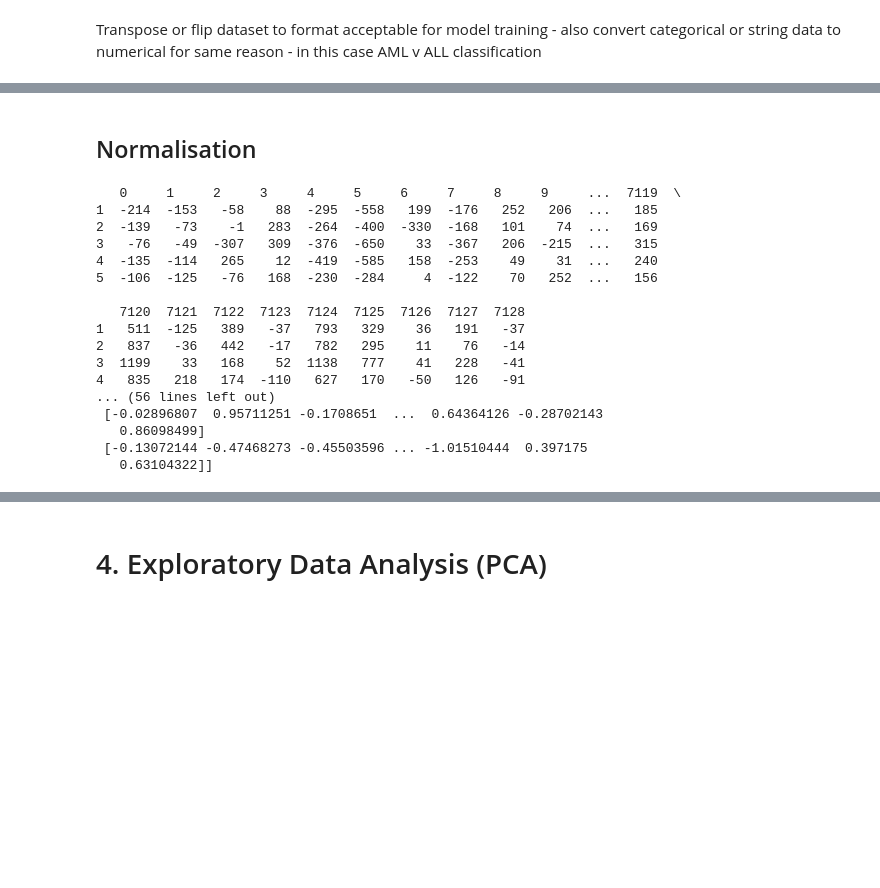
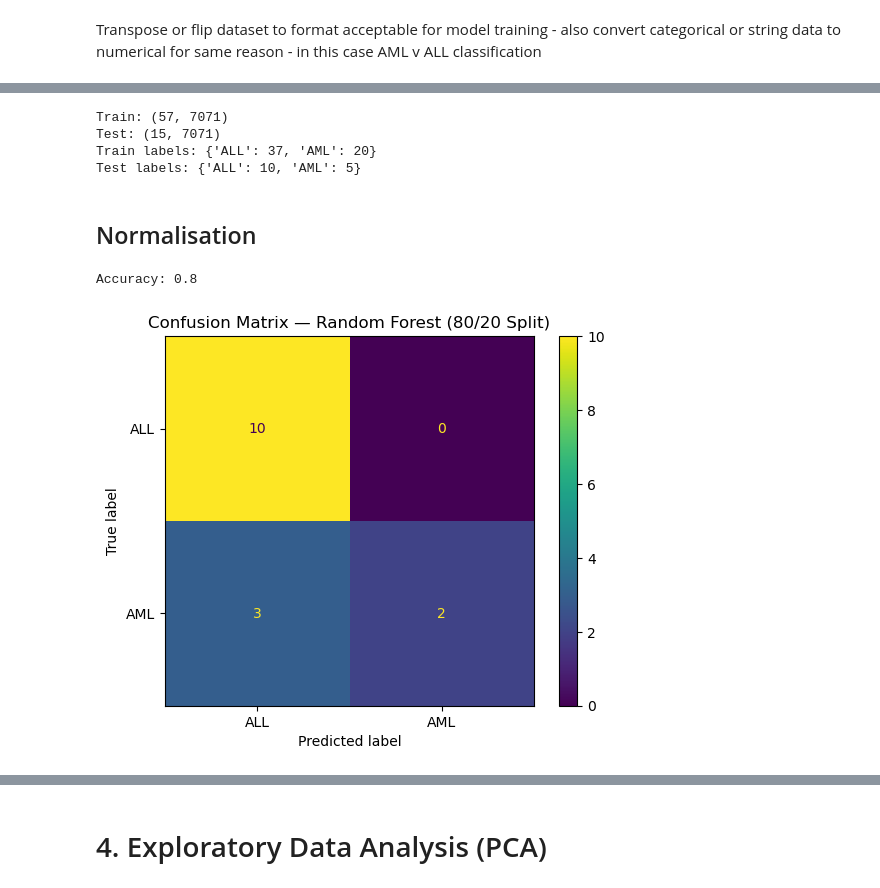
Before and after one commit to combiCaolan/MEIN40330-ML-Assignment, a Jupyter notebook: project.ipynb, the cells around one changed output, grey strips where cells are left out. Saved outputs shown, nothing was run; the diff lists cells and outputs as text; code cells hidden in the pictures; blank space fills up the shorter version.

```diff
--- a/project.ipynb
+++ b/project.ipynb
@@ -161,37 +122,45 @@ print(test_labels)
+# %%
+from sklearn.model_selection import train_test_split
+
+# Combine train and test back into one dataset
+all_expr = pd.concat([train_expr, test_expr], axis=0).reset_index(drop=True)
+all_labels = labels['cancer'].values
+
+# 80/20 stratified split
+X_train, X_test, y_train, y_test = train_test_split(
+    all_expr, all_labels, test_size=0.2, random_state=42, stratify=all_labels
+)
+
+print("Train:", X_train.shape)
+print("Test:", X_test.shape)
+print("Train labels:", pd.Series(y_train).value_counts().to_dict())
+print("Test labels:", pd.Series(y_test).value_counts().to_dict())
+# %% [output]
+Train: (57, 7071)
+Test: (15, 7071)
+Train labels: {'ALL': 37, 'AML': 20}
+Test labels: {'ALL': 10, 'AML': 5}
 # %% [markdown]
 ## Normalisation
 # %%
 # source : https://scikit-learn.org/stable/modules/generated/sklearn.preprocessing.StandardScaler.html
 
-print(train_expr.head())
-print(train_expr.describe())
-
 scaler = StandardScaler()
-
-print(scaler.fit(train_expr))
-
-print(scaler.mean_)
-
-print(scaler.transform(train_expr))
-
-# using standard scaler to normalise data
-train_expr_scaled = scaler.fit_transform(train_expr)
-test_expr_scaled = scaler.transform(test_expr)
+X_train_scaled = scaler.fit_transform(X_train)
+X_test_scaled = scaler.transform(X_test)
-# %% [output]
-   0     1     2     3     4     5     6     7     8     9     ...  7119  \
-1  -214  -153   -58    88  -295  -558   199  -176   252   206  ...   185
-2  -139   -73    -1   283  -264  -400  -330  -168   101    74  ...   169
-3   -76   -49  -307   309  -376  -650    33  -367   206  -215  ...   315
-4  -135  -114   265    12  -419  -585   158  -253    49    31  ...   240
-5  -106  -125   -76   168  -230  -284     4  -122    70   252  ...   156
-
-   7120  7121  7122  7123  7124  7125  7126  7127  7128
-1   511  -125   389   -37   793   329    36   191   -37
-2   837   -36   442   -17   782   295    11    76   -14
-3  1199    33   168    52  1138   777    41   228   -41
-4   835   218   174  -110   627   170   -50   126   -91
-... (56 lines left out)
- [-0.02896807  0.95711251 -0.1708651  ...  0.64364126 -0.28702143
-   0.86098499]
- [-0.13072144 -0.47468273 -0.45503596 ... -1.01510444  0.397175
-   0.63104322]]
+# %%
+rf = RandomForestClassifier(n_estimators=500, class_weight='balanced', random_state=42)
+rf.fit(X_train_scaled, y_train)
+predictions = rf.predict(X_test_scaled)
+
+print("Accuracy:", accuracy_score(y_test, predictions))
+
+cm = confusion_matrix(y_test, predictions)
+disp = ConfusionMatrixDisplay(confusion_matrix=cm, display_labels=['ALL', 'AML'])
+disp.plot()
+plt.title('Confusion Matrix — Random Forest (80/20 Split)')
+plt.savefig('results/confusion_matrix_rf_8020.png', dpi=300, bbox_inches='tight')
+plt.show()
+# %% [output]
+Accuracy: 0.8
+[figure, added]
```
Also changed, not shown: parts of 37 cells of this notebook, 5 other files.
